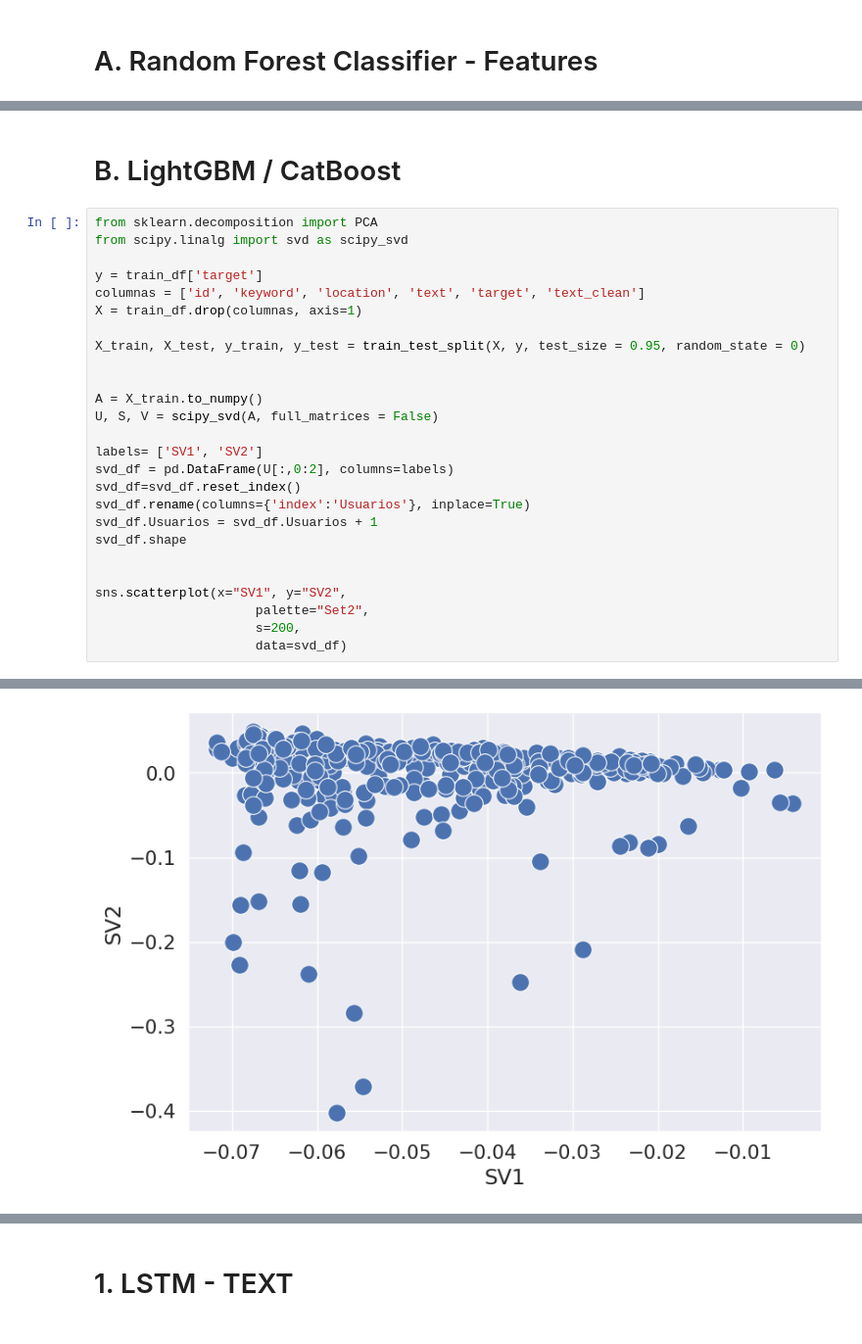
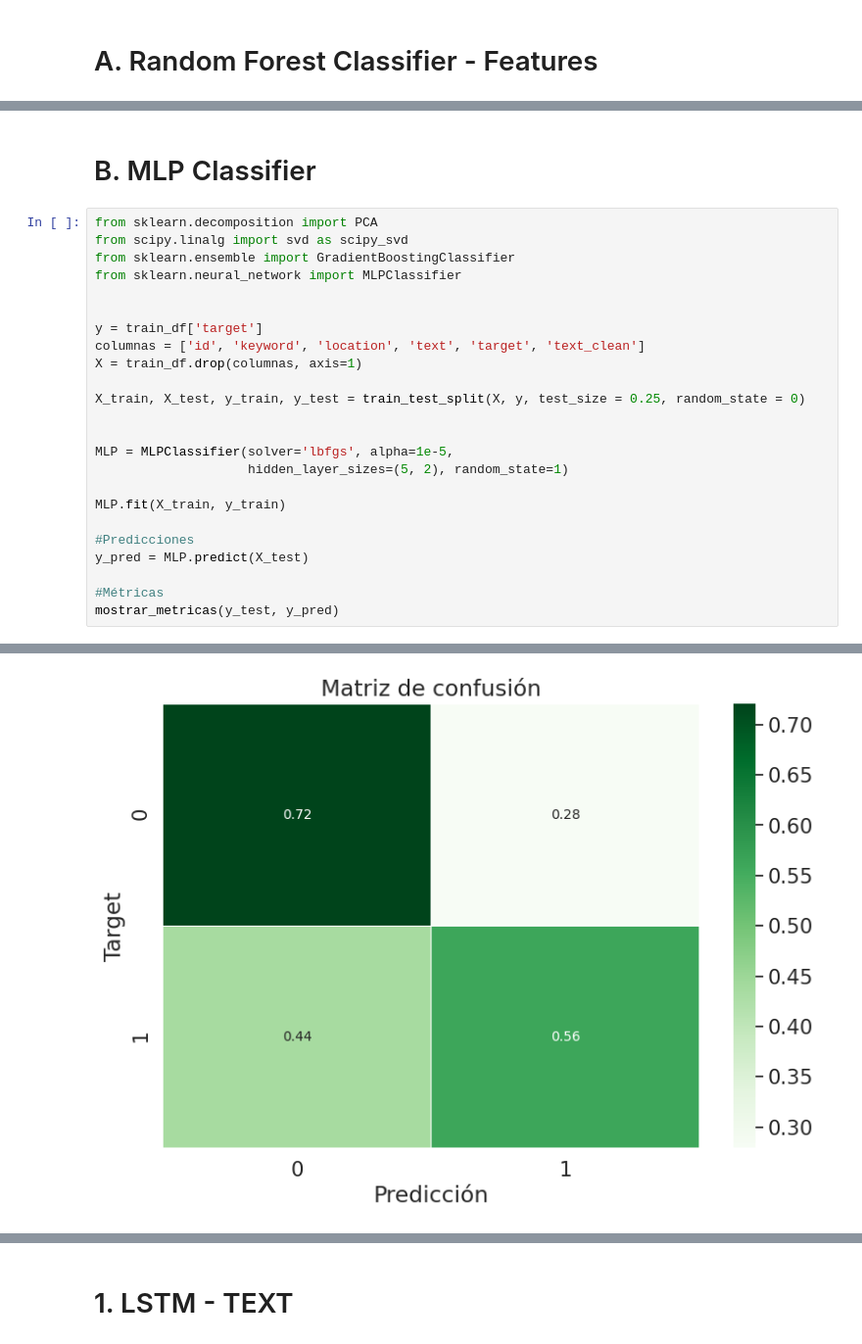
Before and after one commit to delpinor/datos7506, a Jupyter notebook: TP2 - ML.ipynb, the cells around one changed output, grey strips where cells are left out. Shown at 98% size. Cells and saved outputs as stored; diff of their text form.

```diff
--- a/TP2 - ML.ipynb
+++ b/TP2 - ML.ipynb
@@ -489,30 +545,28 @@ weighted avg       0.65      0.66      0.66      1904
 [interactive output not drawn]
 # %% [markdown]
-# B. LightGBM / CatBoost
+# B. MLP Classifier
 # %%
 from sklearn.decomposition import PCA
 from scipy.linalg import svd as scipy_svd
+from sklearn.ensemble import GradientBoostingClassifier
+from sklearn.neural_network import MLPClassifier
+
 
 y = train_df['target']
 columnas = ['id', 'keyword', 'location', 'text', 'target', 'text_clean']
 X = train_df.drop(columnas, axis=1)
 
-X_train, X_test, y_train, y_test = train_test_split(X, y, test_size = 0.95, random_state = 0)
+X_train, X_test, y_train, y_test = train_test_split(X, y, test_size = 0.25, random_state = 0)
 
 
-A = X_train.to_numpy()
-U, S, V = scipy_svd(A, full_matrices = False)
+MLP = MLPClassifier(solver='lbfgs', alpha=1e-5,
+                    hidden_layer_sizes=(5, 2), random_state=1)
 
-labels= ['SV1', 'SV2']
-svd_df = pd.DataFrame(U[:,0:2], columns=labels)
-svd_df=svd_df.reset_index()
-svd_df.rename(columns={'index':'Usuarios'}, inplace=True)
-svd_df.Usuarios = svd_df.Usuarios + 1
-svd_df.shape
+MLP.fit(X_train, y_train)
 
+#Predicciones
+y_pred = MLP.predict(X_test)
 
-sns.scatterplot(x="SV1", y="SV2",
-                     palette="Set2",
-                     s=200,
-                     data=svd_df)
+#Métricas
+mostrar_metricas(y_test, y_pred)
 # %% [output]
@@ -520 +588 @@ sns.scatterplot(x="SV1", y="SV2",
-[figure, old version]
+[figure, new version]
```
Also changed, not shown: parts of 16 cells of this notebook, 1 other file.
